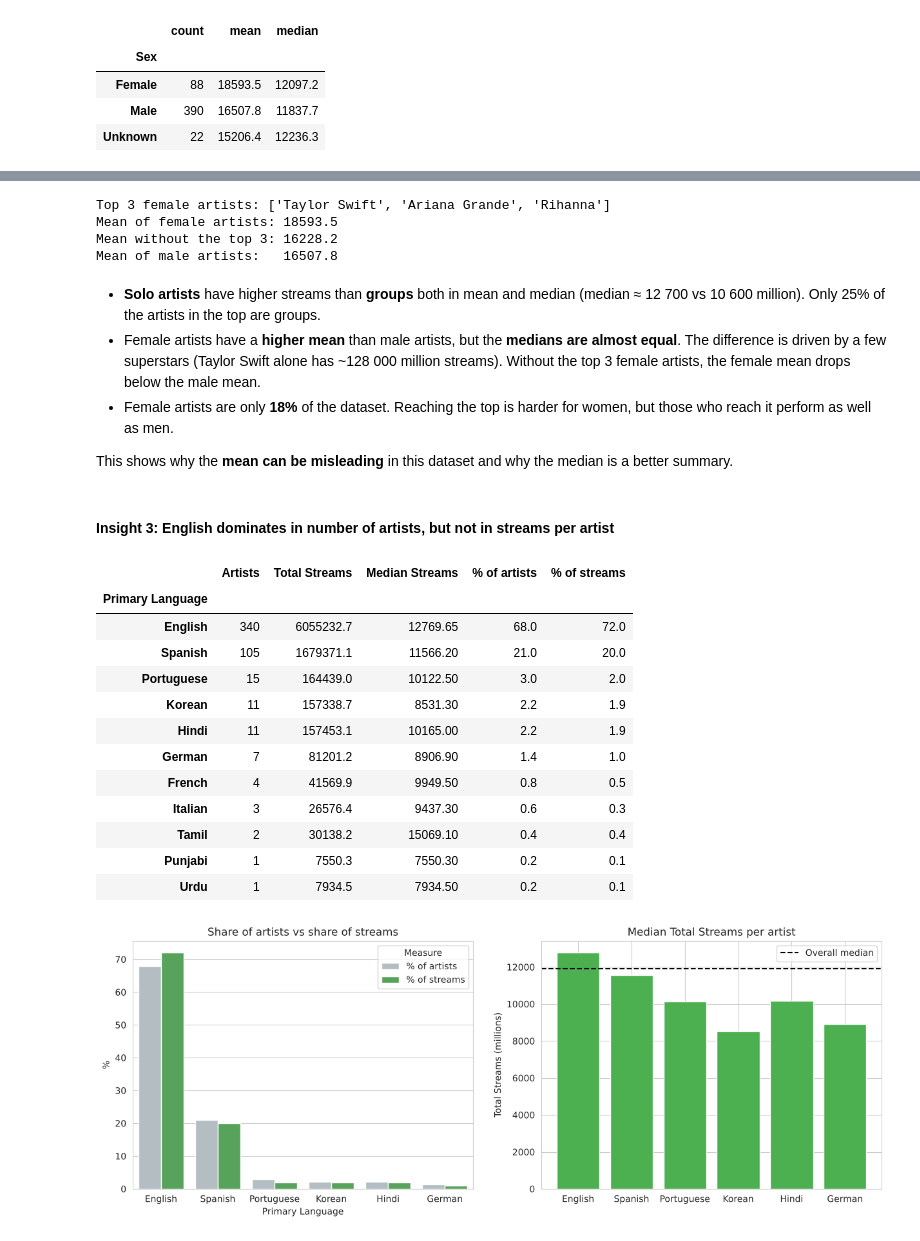
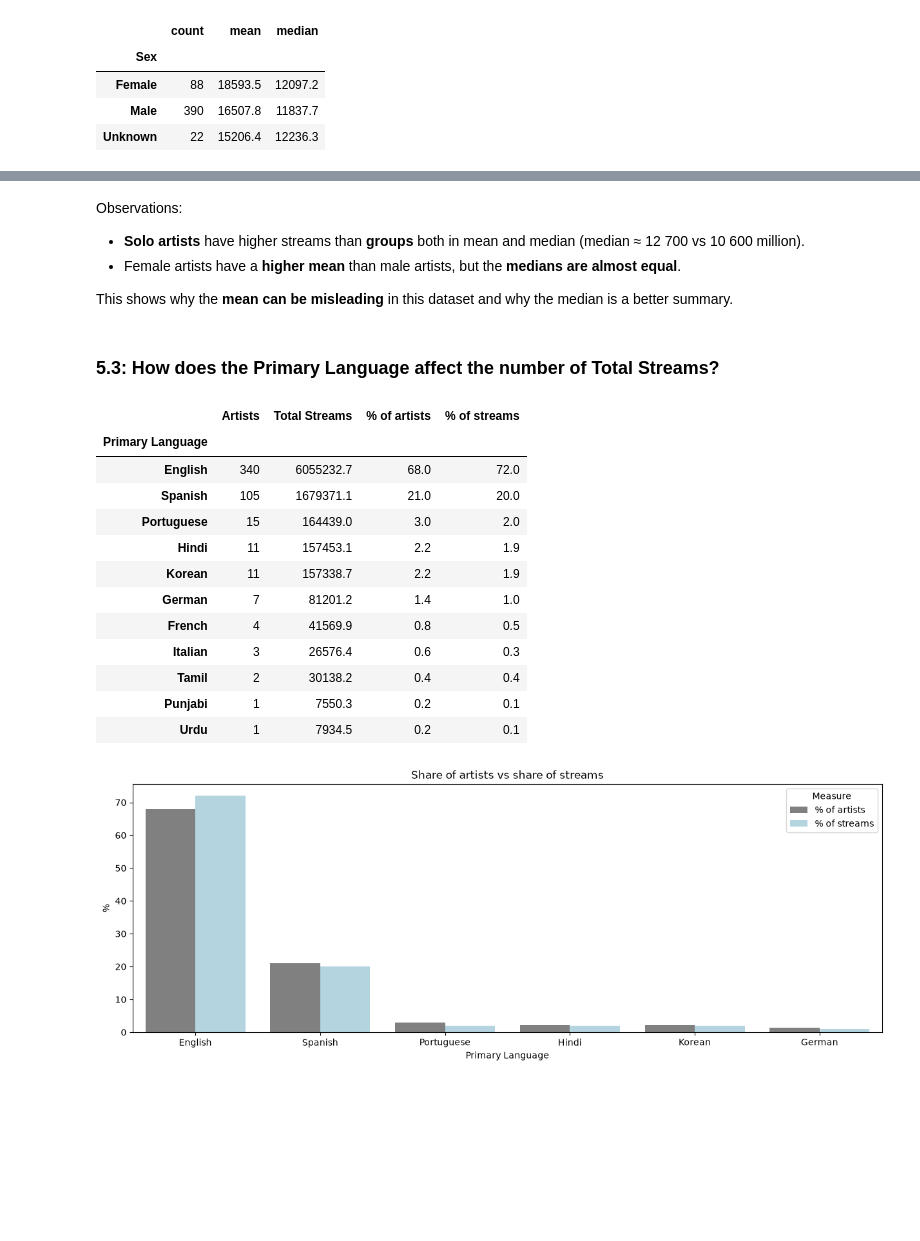
Before and after one commit to fabianaconstantino/pds_project, a Jupyter notebook: Group14_PDS_2627.ipynb, the cells around one changed output, grey strips where cells are left out. Saved outputs shown, nothing was run; the diff lists cells and outputs as text; code cells hidden in the pictures; blank space fills up the shorter version.

```diff
--- a/Group14_PDS_2627.ipynb
+++ b/Group14_PDS_2627.ipynb
@@ -679,10 +680,11 @@ Spearman correlation: -0.012
 # %%
 # pd.cut splits a numeric column into intervals (bins)
-bins = [0, 5, 10, 15, 20, 30, 100]
-labels = ['0-5', '6-10', '11-15', '16-20', '21-30', '30+']
-artists['Career Bracket'] = pd.cut(artists['Career Length'], bins = bins, labels = labels)
+bins = [0, 5, 10, 15, 20, 25, 30, 100]
+labels = ['0-5', '6-10', '11-15', '16-20', '21-25', '26-30', '30+']
+artists['Career Years'] = pd.cut(artists['Career Length'], bins = bins, labels = labels)
 
-career_table = artists.groupby('Career Bracket', observed = True)['Total Streams'].agg(['count', 'mean', 'median']).round(1)
+career_table = artists.groupby('Career Years', observed = True)['Total Streams'].agg(['count', 'mean', 'median']).round(1)
+# observed = True: only show the career years that have at least one artist
 career_table
 # %% [output]
 |  | count | mean | median |
@@ -866,67 +864,48 @@ plt.show()
-# %%
-# How much does the mean of female artists change without the top 3 female artists?
-female = artists[artists['Sex'] == 'Female'].sort_values('Total Streams', ascending = False)
-print('Top 3 female artists:', list(female['Artist Name'].head(3)))
-print('Mean of female artists:', round(female['Total Streams'].mean(), 1))
-print('Mean without the top 3:', round(female['Total Streams'].iloc[3:].mean(), 1))
-print('Mean of male artists:  ', round(artists[artists['Sex'] == 'Male']['Total Streams'].mean(), 1))
-# %% [output]
-Top 3 female artists: ['Taylor Swift', 'Ariana Grande', 'Rihanna']
-Mean of female artists: 18593.5
-Mean without the top 3: 16228.2
-Mean of male artists:   16507.8
 # %% [markdown]
-- **Solo artists** have higher streams than **groups** both in mean and median (median ≈ 12 700 vs 10 600 million). Only 25% of the artists in the top are groups.
-- Female artists have a **higher mean** than male artists, but the **medians are almost equal**. The difference is driven by a few superstars (Taylor Swift alone has ~128 000 million streams). Without the top 3 female artists, the female mean drops below the male mean.
-- Female artists are only **18%** of the dataset. Reaching the top is harder for women, but those who reach it perform as well as men.
+Observations:
+- **Solo artists** have higher streams than **groups** both in mean and median (median ≈ 12 700 vs 10 600 million).
+- Female artists have a **higher mean** than male artists, but the **medians are almost equal**.
 
 This shows why the **mean can be misleading** in this dataset and why the median is a better summary.
 # %% [markdown]
-#### Insight 3: English dominates in number of artists, but not in streams per artist
+### **5.3: How does the Primary Language affect the number of Total Streams?**
 # %%
-language_stats = artists.groupby('Primary Language').agg({'Artist ID': 'count', 'Total Streams': ['sum', 'median']})
-language_stats.columns = ['Artists', 'Total Streams', 'Median Streams']
+language_stats = artists.groupby('Primary Language').agg({'Artist ID': 'count', 'Total Streams': 'sum'})
+language_stats.columns = ['Artists', 'Total Streams']
 language_stats['% of artists'] = (language_stats['Artists'] / language_stats['Artists'].sum() * 100).round(1)
 language_stats['% of streams'] = (language_stats['Total Streams'] / language_stats['Total Streams'].sum() * 100).round(1)
 
 language_stats = language_stats.sort_values('Artists', ascending = False)
 language_stats
 # %% [output]
-|  | Artists | Total Streams | Median Streams | % of artists | % of streams |
-| Primary Language |  |  |  |  |  |
-| English | 340 | 6055232.7 | 12769.65 | 68.0 | 72.0 |
-| Spanish | 105 | 1679371.1 | 11566.20 | 21.0 | 20.0 |
-| Portuguese | 15 | 164439.0 | 10122.50 | 3.0 | 2.0 |
-| Korean | 11 | 157338.7 | 8531.30 | 2.2 | 1.9 |
-| Hindi | 11 | 157453.1 | 10165.00 | 2.2 | 1.9 |
-| German | 7 | 81201.2 | 8906.90 | 1.4 | 1.0 |
-| French | 4 | 41569.9 | 9949.50 | 0.8 | 0.5 |
-| Italian | 3 | 26576.4 | 9437.30 | 0.6 | 0.3 |
-| Tamil | 2 | 30138.2 | 15069.10 | 0.4 | 0.4 |
-| Punjabi | 1 | 7550.3 | 7550.30 | 0.2 | 0.1 |
-| Urdu | 1 | 7934.5 | 7934.50 | 0.2 | 0.1 |
+|  | Artists | Total Streams | % of artists | % of streams |
+| Primary Language |  |  |  |  |
+| English | 340 | 6055232.7 | 68.0 | 72.0 |
+| Spanish | 105 | 1679371.1 | 21.0 | 20.0 |
+| Portuguese | 15 | 164439.0 | 3.0 | 2.0 |
+| Hindi | 11 | 157453.1 | 2.2 | 1.9 |
+| Korean | 11 | 157338.7 | 2.2 | 1.9 |
+| German | 7 | 81201.2 | 1.4 | 1.0 |
+| French | 4 | 41569.9 | 0.8 | 0.5 |
+| Italian | 3 | 26576.4 | 0.6 | 0.3 |
+| Tamil | 2 | 30138.2 | 0.4 | 0.4 |
+| Punjabi | 1 | 7550.3 | 0.2 | 0.1 |
+| Urdu | 1 | 7934.5 | 0.2 | 0.1 |
 # %%
 # Languages with at least 7 artists, to keep the medians reliable
 main_languages = language_stats[language_stats['Artists'] >= 7]
 
-fig, (ax1, ax2) = plt.subplots(1, 2, figsize = (15, 5))
+fig, (ax) = plt.subplots(1, figsize = (15, 5))
 
 # Left: share of artists vs share of streams (wide to long, as seen in the Data Wrangling class)
 shares = main_languages[['% of artists', '% of streams']].reset_index().melt(
     id_vars = 'Primary Language', var_name = 'Measure', value_name = 'Percentage')
 sns.barplot(data = shares, x = 'Primary Language', y = 'Percentage', hue = 'Measure',
-            palette = [SECOND_COLOR, MAIN_COLOR], ax = ax1)
-ax1.set_title('Share of artists vs share of streams')
-ax1.set_ylabel('%')
-
-# Right: median streams per artist
-ax2.bar(main_languages.index, main_languages['Median Streams'], color = MAIN_COLOR)
-ax2.axhline(artists['Total Streams'].median(), color = 'black', linestyle = '--', label = 'Overall median')
-ax2.set_title('Median Total Streams per artist')
-ax2.set_ylabel('Total Streams (millions)')
-ax2.legend()
+            palette = ['gray', 'lightblue'])
+ax.set_title('Share of artists vs share of streams')
+ax.set_ylabel('%')
 
 plt.show()
 # %% [output]
-[figure, old version]
+[figure, new version]
 # %% [markdown]
```
Also changed, not shown: parts of 25 cells of this notebook.
